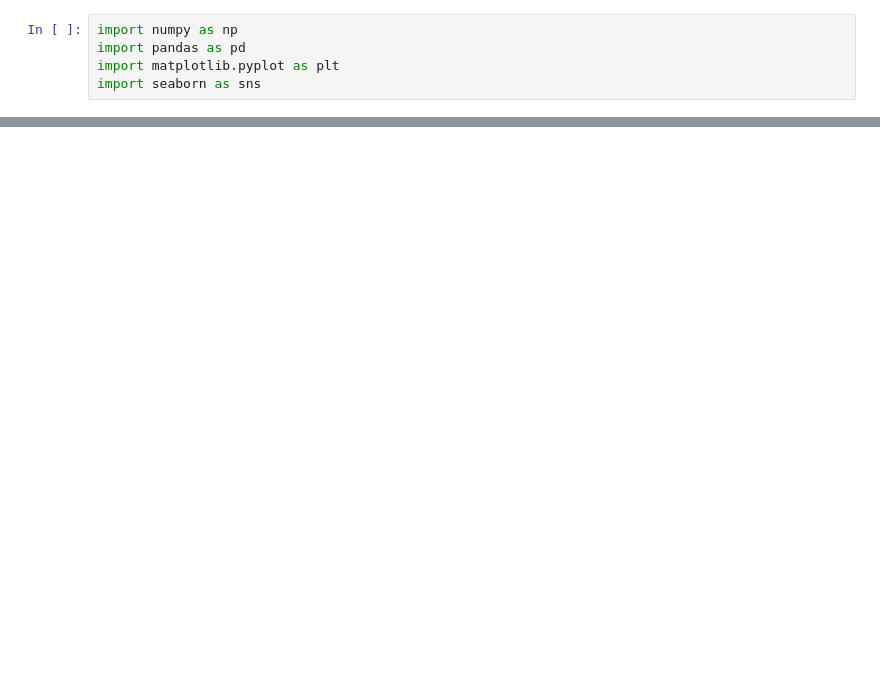
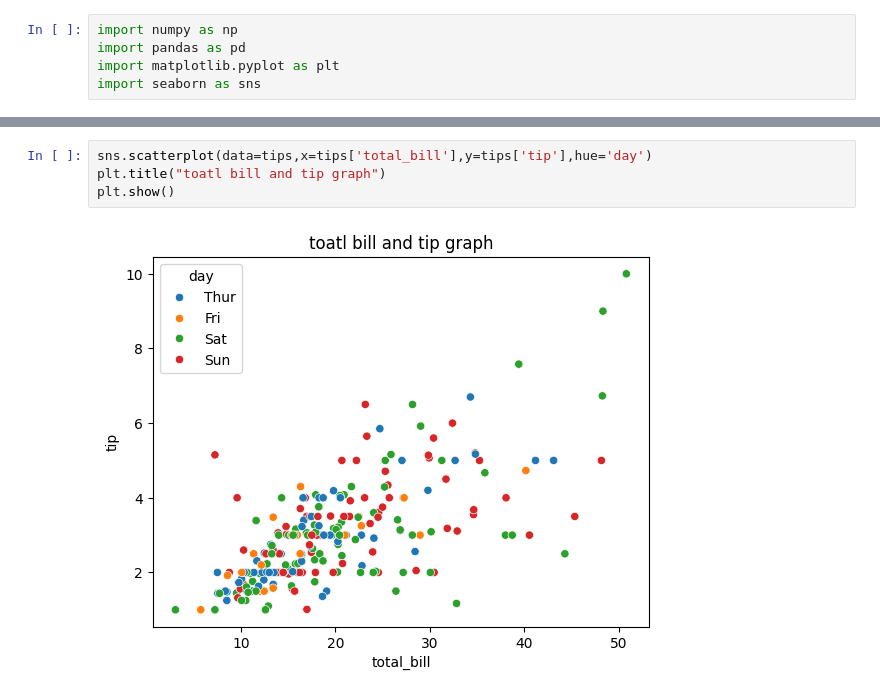
Before and after one commit to Misbahuddin111/Data-visualization, a Jupyter notebook: 22 practice.ipynb, the cells around one changed output, grey strips where cells are left out. Drawn from its saved outputs; the diff is of its cells as text; blank space fills up the shorter version.

```diff
--- a/22 practice.ipynb
+++ b/22 practice.ipynb
@@ -20,0 +25,6 @@ batsman
+# %%
+sns.scatterplot(data=tips,x=tips['total_bill'],y=tips['tip'],hue='day')
+plt.title("toatl bill and tip graph")
+plt.show()
+# %% [output]
+[figure, added]
```
Also changed, not shown: parts of 10 cells of this notebook.
